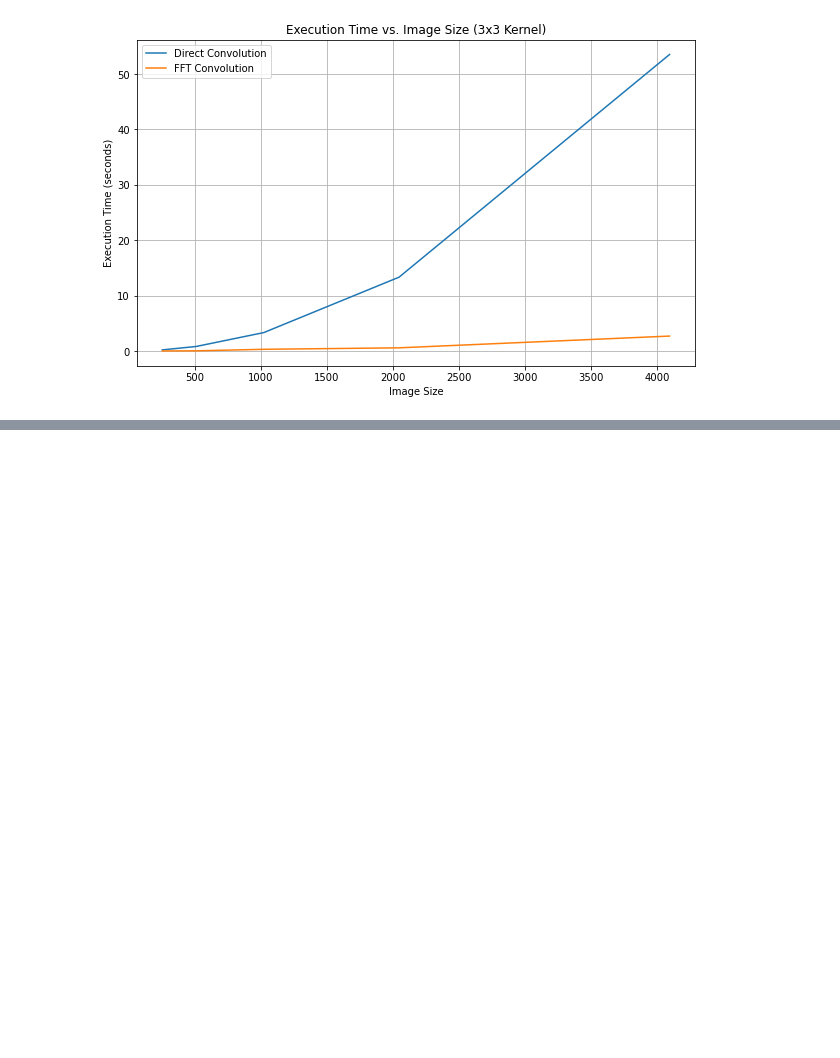
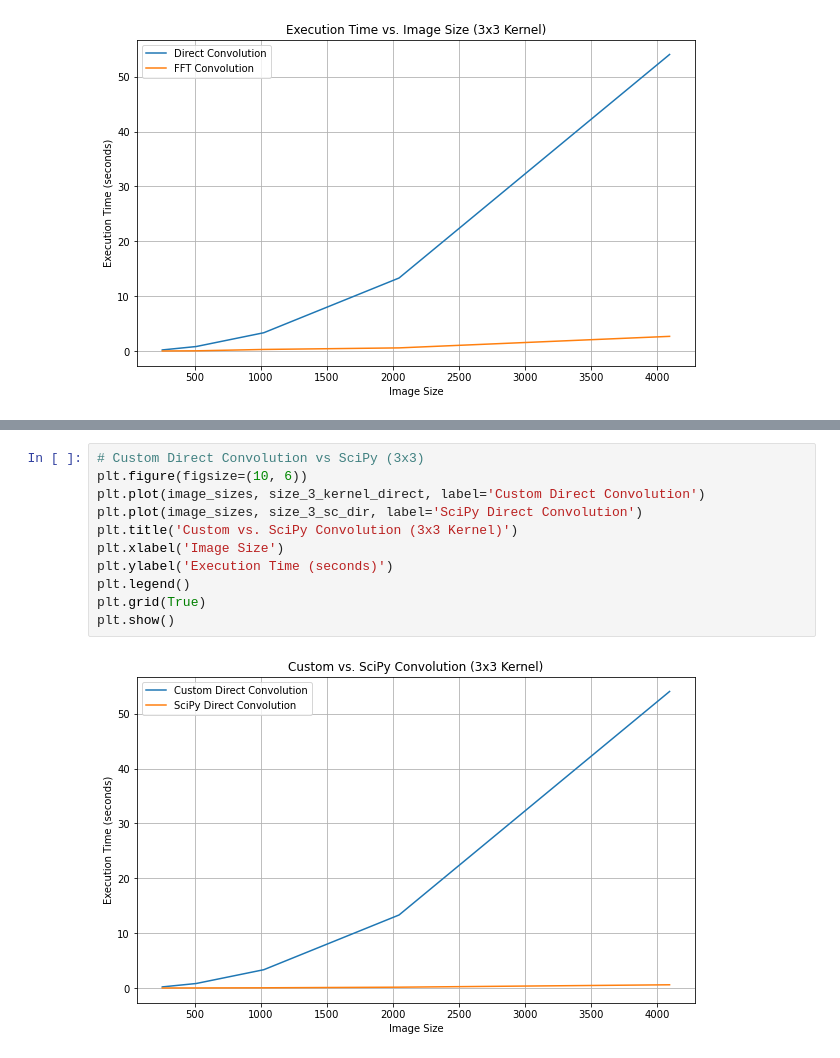
Before and after one commit to pmarshall7516/enhance-convolution-FFT, a Jupyter notebook: convolution_notebook.ipynb, the cells around one changed output, grey strips where cells are left out. Drawn from its saved outputs; the diff is of its cells as text; blank space fills up the shorter version.

```diff
--- a/convolution_notebook.ipynb
+++ b/convolution_notebook.ipynb
@@ -218,0 +273,13 @@ plt.show()
+# %%
+# Custom Direct Convolution vs SciPy (3x3)
+plt.figure(figsize=(10, 6))
+plt.plot(image_sizes, size_3_kernel_direct, label='Custom Direct Convolution')
+plt.plot(image_sizes, size_3_sc_dir, label='SciPy Direct Convolution')
+plt.title('Custom vs. SciPy Convolution (3x3 Kernel)')
+plt.xlabel('Image Size')
+plt.ylabel('Execution Time (seconds)')
+plt.legend()
+plt.grid(True)
+plt.show()
+# %% [output]
+[figure, added]
```
Also changed, not shown: parts of 13 cells of this notebook, 1 other file.
